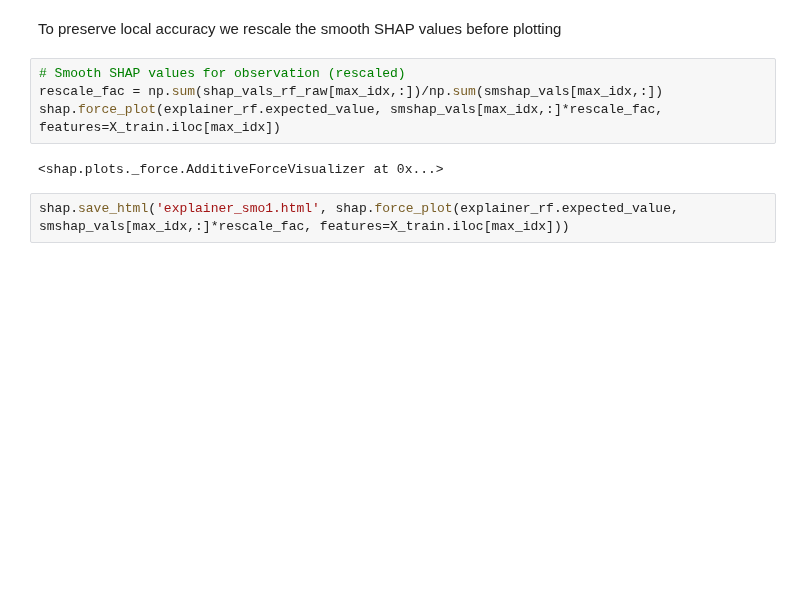
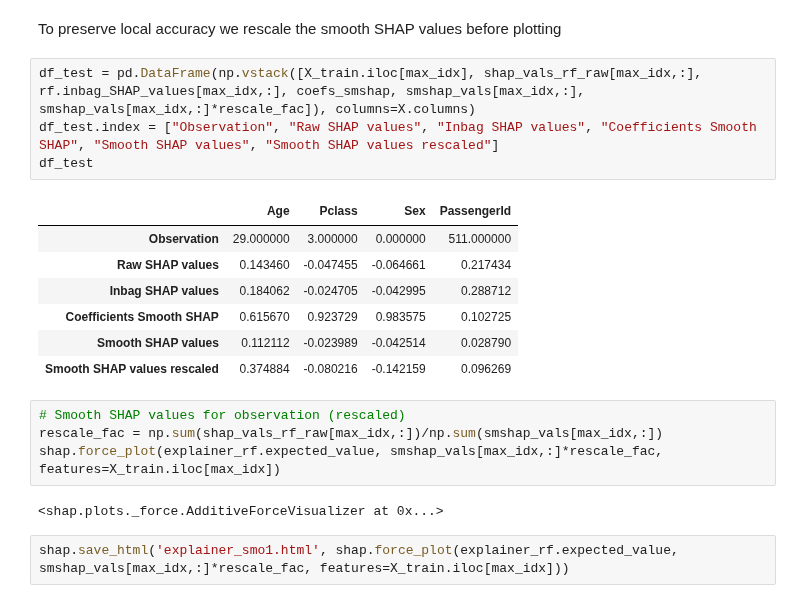
Before and after one commit to markusloecher/TreeBasedModel, a Jupyter notebook: notebooks/ML_titanic.ipynb, the cells around one changed output. Cells and saved outputs as stored; diff of their text form; blank space fills up the shorter version.

```diff
--- a/notebooks/ML_titanic.ipynb
+++ b/notebooks/ML_titanic.ipynb
@@ -359,5 +377,17 @@ plt.show();
 # %% [markdown]
 To preserve local accuracy we rescale the smooth SHAP values before plotting
+# %%
+df_test = pd.DataFrame(np.vstack([X_train.iloc[max_idx], shap_vals_rf_raw[max_idx,:], rf.inbag_SHAP_values[max_idx,:], coefs_smshap, smshap_vals[max_idx,:], smshap_vals[max_idx,:]*rescale_fac]), columns=X.columns)
+df_test.index = ["Observation", "Raw SHAP values", "Inbag SHAP values", "Coefficients Smooth SHAP", "Smooth SHAP values", "Smooth SHAP values rescaled"]
+df_test
+# %% [output]
+|  | Age | Pclass | Sex | PassengerId |
+| Observation | 29.000000 | 3.000000 | 0.000000 | 511.000000 |
+| Raw SHAP values | 0.143460 | -0.047455 | -0.064661 | 0.217434 |
+| Inbag SHAP values | 0.184062 | -0.024705 | -0.042995 | 0.288712 |
+| Coefficients Smooth SHAP | 0.615670 | 0.923729 | 0.983575 | 0.102725 |
+| Smooth SHAP values | 0.112112 | -0.023989 | -0.042514 | 0.028790 |
+| Smooth SHAP values rescaled | 0.374884 | -0.080216 | -0.142159 | 0.096269 |
 # %%
 # Smooth SHAP values for observation (rescaled)
 rescale_fac = np.sum(shap_vals_rf_raw[max_idx,:])/np.sum(smshap_vals[max_idx,:])
```
Also changed, not shown: parts of 7 cells of this notebook.
